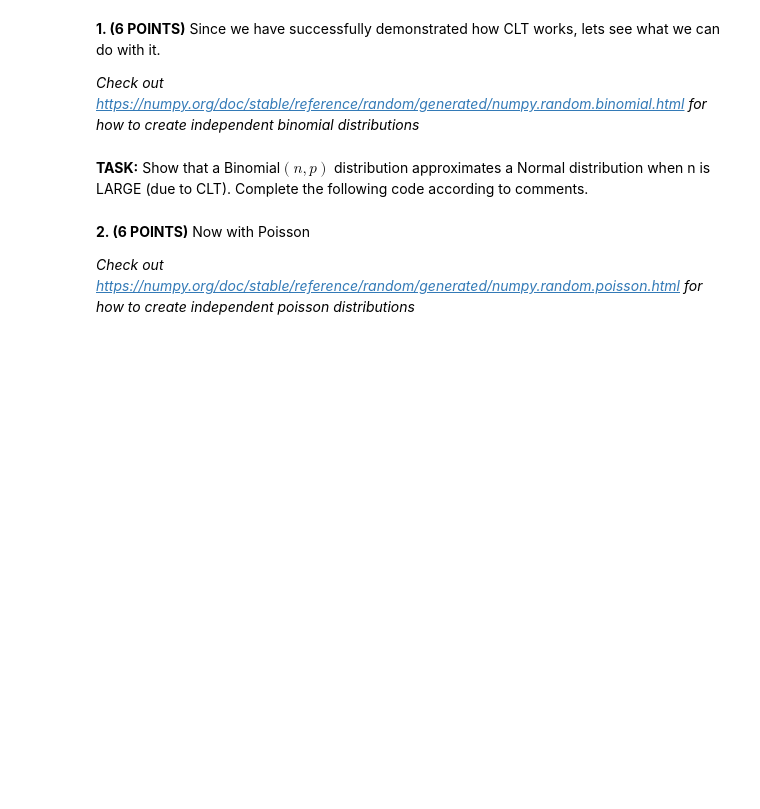
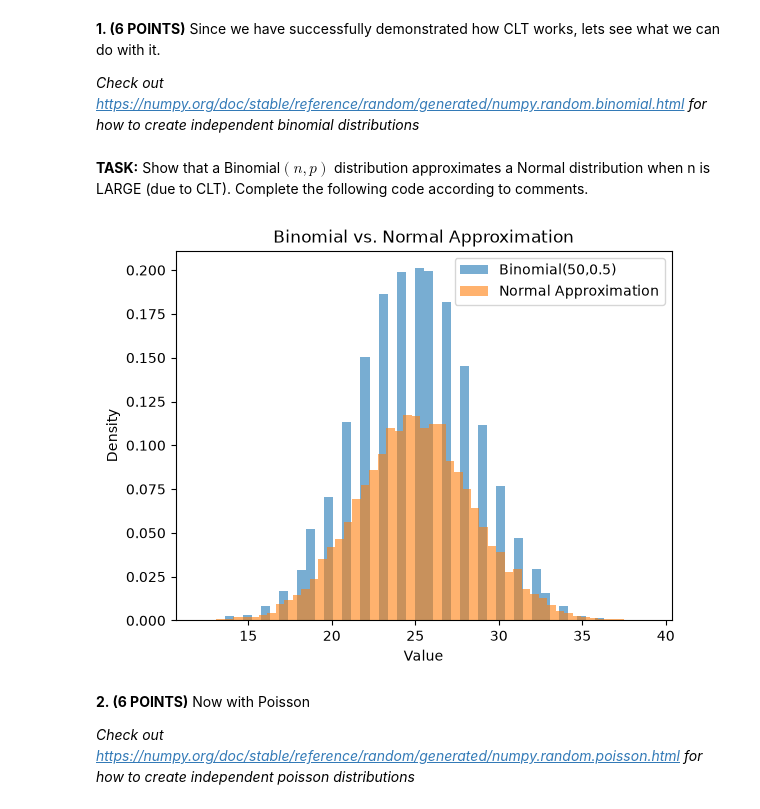
Before and after one commit to lukeadjei/CMSC320_HW1_sec0201_Git, a Jupyter notebook: HW2 - Brain Conditioning Stats/HW2_Fall2026.ipynb, the cells around one changed output. Drawn from its saved outputs; the diff is of its cells as text; code cells hidden in the pictures; blank space fills up the shorter version.

```diff
--- a/HW2 - Brain Conditioning Stats/HW2_Fall2026.ipynb
+++ b/HW2 - Brain Conditioning Stats/HW2_Fall2026.ipynb
@@ -297,19 +304,21 @@ Complete the following code according to comments.
 # %%
 import numpy as np
 import matplotlib.pyplot as plt
 
 size = 10000
 n, p = 50, 0.5  # Large n for normal approximation
-binomial_samples =
+binomial_samples = np.random.binomial(n, p, size)
 normal_samples = np.random.normal(loc=n*p, scale=np.sqrt(n*p*(1-p)), size=size) # Don't worry about this line unless you are interested
 
 plt.hist(binomial_samples, bins=50, density=True, alpha=0.6, label="Binomial(50,0.5)")
 plt.hist(normal_samples, bins=50, density=True, alpha=0.6, label="Normal Approximation")
 plt.legend()
 plt.title("Binomial vs. Normal Approximation")
 plt.xlabel("Value")
 plt.ylabel("Density")
 plt.show()
+# %% [output]
+[figure, added]
 # %% [markdown]
 **2. (6 POINTS)** Now with Poisson
 
```
Also changed, not shown: parts of 38 cells of this notebook, 2 other files.
